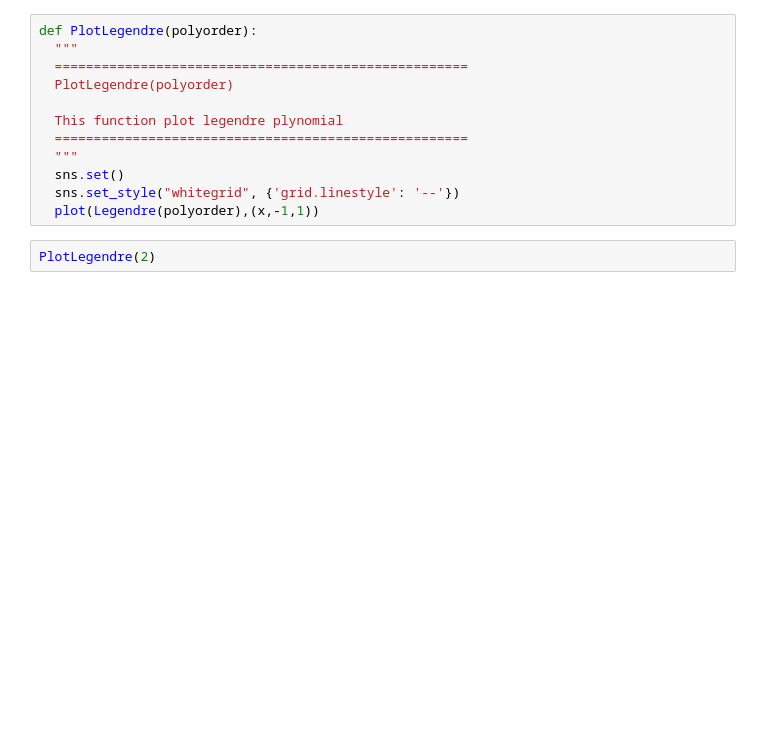
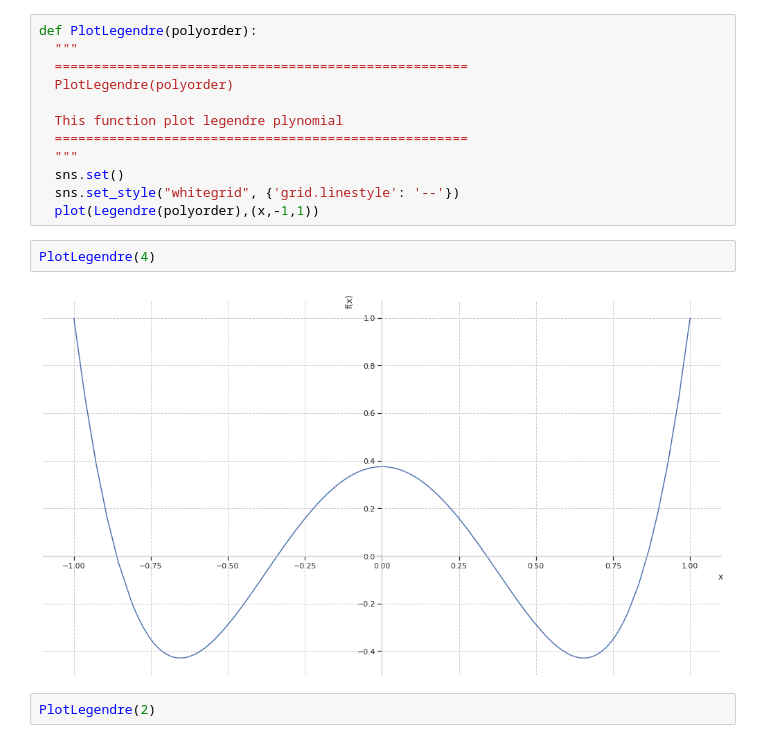
Before and after one commit to iampramodyadav/FEA, a Jupyter notebook: FEA_1D_Element.ipynb, the cells around one changed output. Drawn from its saved outputs; the diff is of its cells as text; blank space fills up the shorter version.

```diff
--- a/FEA_1D_Element.ipynb
+++ b/FEA_1D_Element.ipynb
@@ -536,6 +552,10 @@ def PlotLegendre(polyorder):
   sns.set()
   sns.set_style("whitegrid", {'grid.linestyle': '--'})
   plot(Legendre(polyorder),(x,-1,1))
+# %%
+PlotLegendre(4)
+# %% [output]
+[figure, added]
 # %%
 PlotLegendre(2)
 # %% [output]
```
Also changed, not shown: parts of 10 cells of this notebook.
